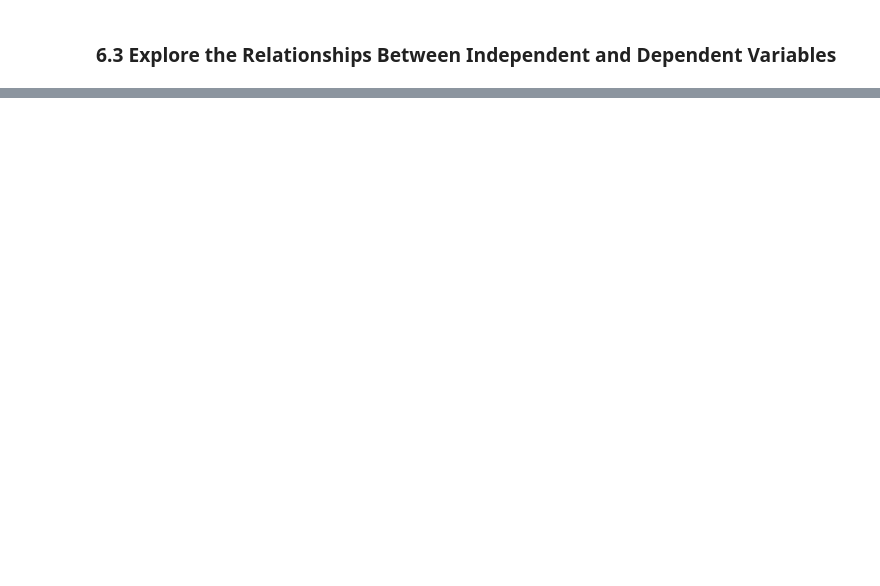
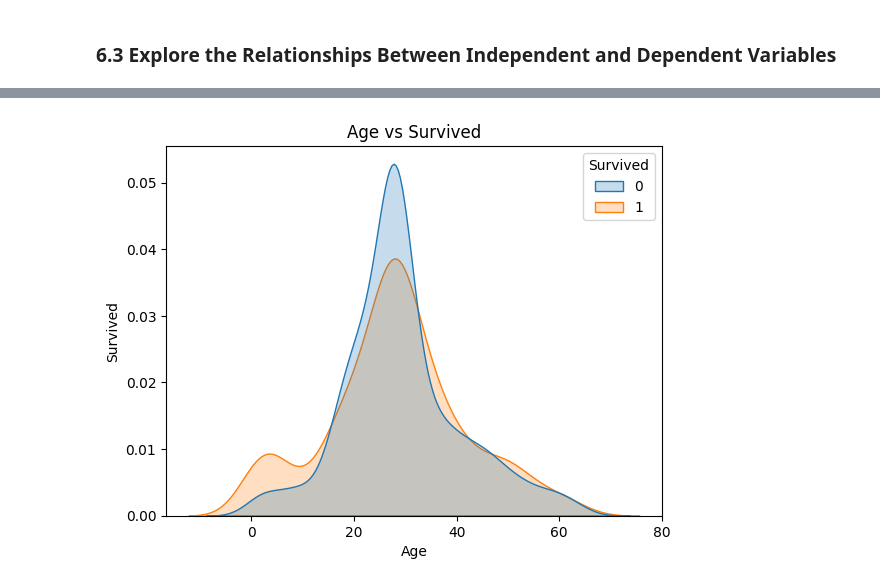
Before and after one commit to svarong-port/data-analytics-projects, a Jupyter notebook: titanic/titanic.ipynb, the cells around one changed output, grey strips where cells are left out. Cells and saved outputs as stored; diff of their text form; code cells hidden in the pictures; blank space fills up the shorter version.

```diff
--- a/titanic/titanic.ipynb
+++ b/titanic/titanic.ipynb
@@ -395,0 +487,17 @@ Based on the results:
+# %%
+# visualise numeric IVs and DV
+
+## `Age` vs `Survived`
+sns.kdeplot(x="Age",
+            hue="Survived",
+            data=df5,
+            fill=True,
+            common_norm=False)
+
+plt.title("Age vs Survived")
+plt.xlabel("Age")
+plt.ylabel("Survived")
+
+plt.show()
+# %% [output]
+[figure, added]
```
Also changed, not shown: parts of 13 cells of this notebook.
